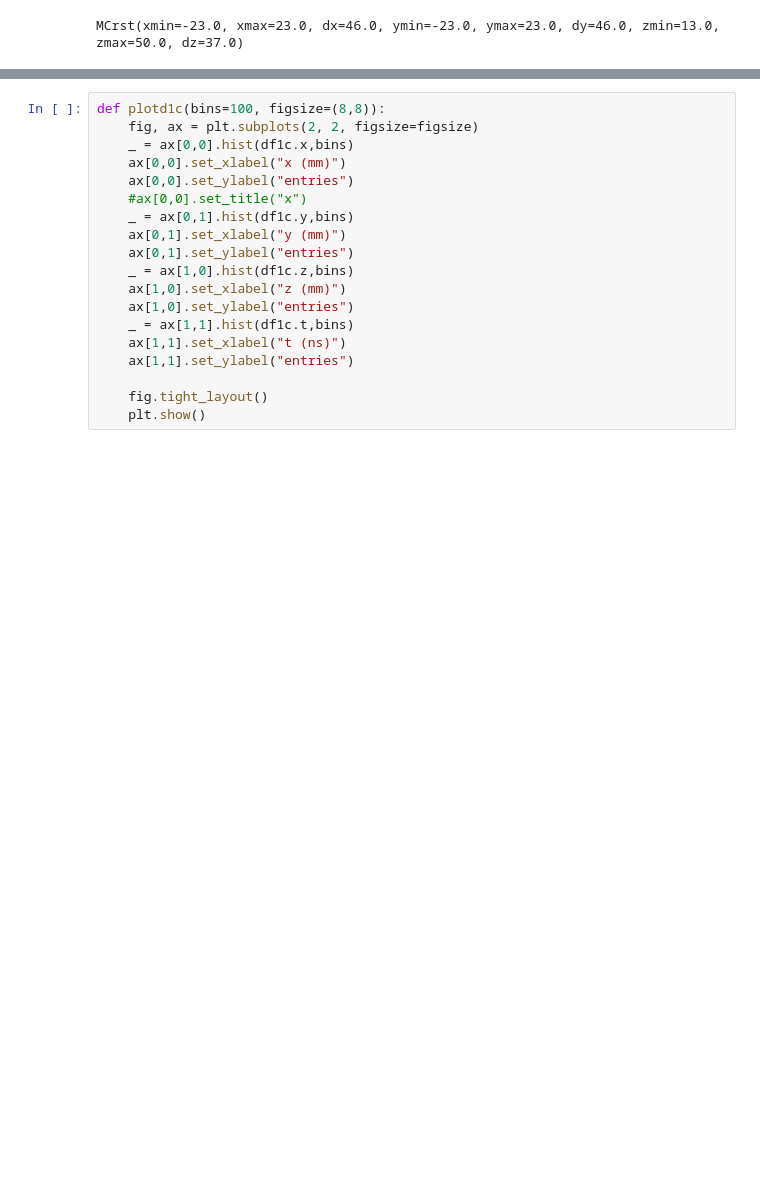
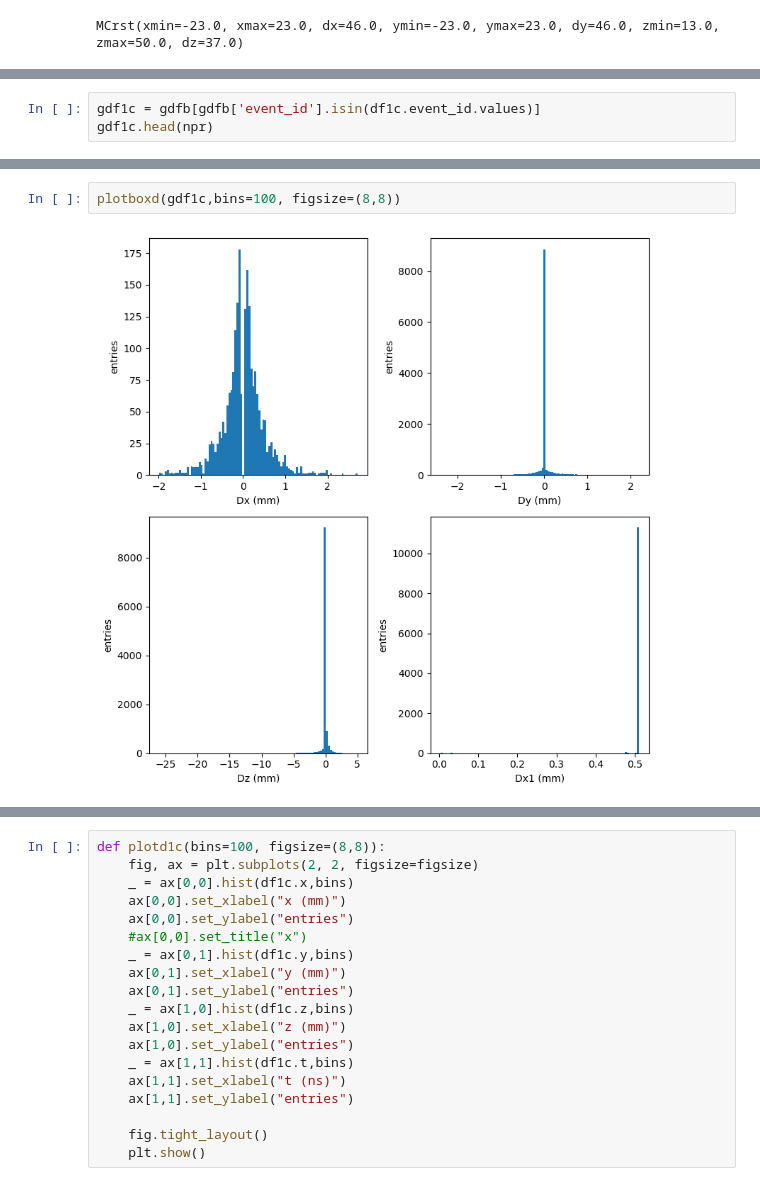
Before and after one commit to jjgomezcadenas/pymono, a Jupyter notebook: notebooks/cnnStudyApril2024/SelectMonolithicCsI.ipynb, the cells around one changed output, grey strips where cells are left out. Drawn from its saved outputs; the diff is of its cells as text; blank space fills up the shorter version.

```diff
--- a/notebooks/cnnStudyApril2024/SelectMonolithicCsI.ipynb
+++ b/notebooks/cnnStudyApril2024/SelectMonolithicCsI.ipynb
@@ -384,0 +634,3 @@ MCrst(xmin=-23.0, xmax=23.0, dx=46.0, ymin=-23.0, ymax=23.0, dy=46.0, zmin=13.0,
+# %%
+gdf1c = gdfb[gdfb['event_id'].isin(df1c.event_id.values)]
+gdf1c.head(npr)
@@ -384,0 +649,4 @@ MCrst(xmin=-23.0, xmax=23.0, dx=46.0, ymin=-23.0, ymax=23.0, dy=46.0, zmin=13.0,
+# %%
+plotboxd(gdf1c,bins=100, figsize=(8,8))
+# %% [output]
+[figure, added]
```
Also changed, not shown: parts of 30 cells of this notebook, 1 other file.
